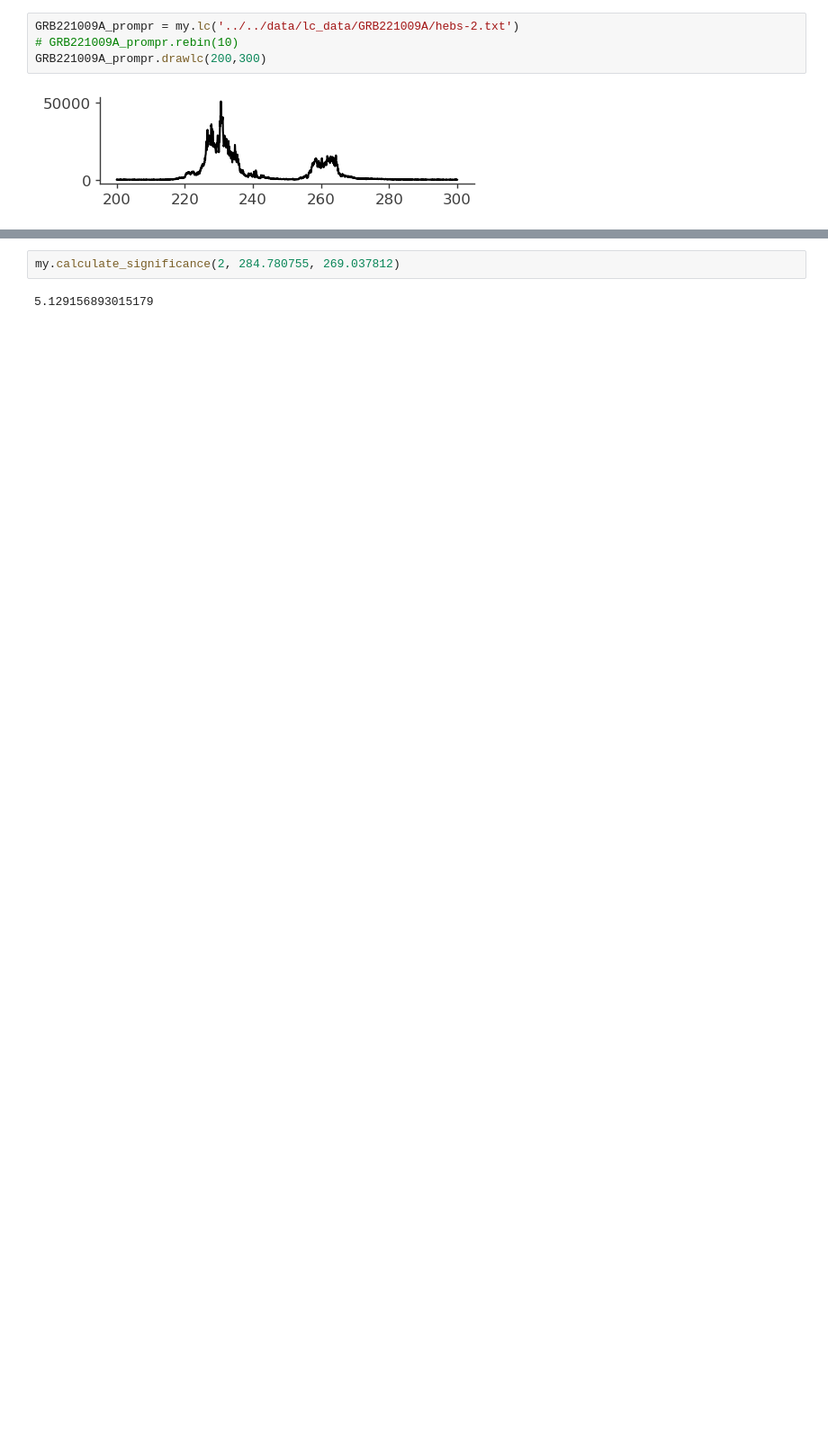
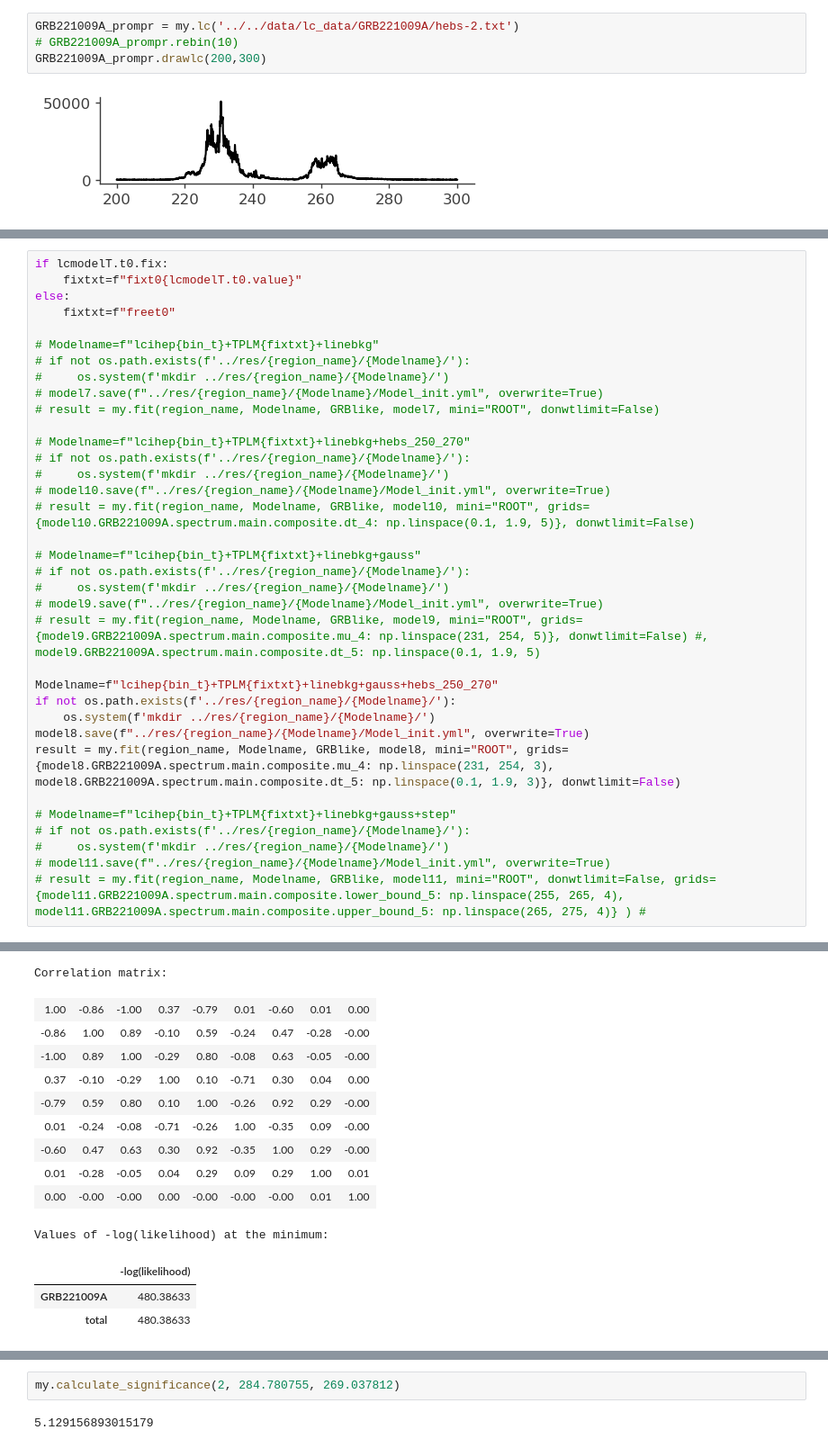
Before and after one commit to xiahouwenyu/3MLWCDA0.91, a Jupyter notebook: Standard/src/3MLnew_GRB221009A.ipynb, the cells around one changed output, grey strips where cells are left out. Shown at 90% size. Cells and saved outputs as stored; diff of their text form; blank space fills up the shorter version.

```diff
--- a/Standard/src/3MLnew_GRB221009A.ipynb
+++ b/Standard/src/3MLnew_GRB221009A.ipynb
@@ -233,3 +335,39 @@ modelline3 = Model(srcline2)
 # model42.display(complete=True)
 # model5.display(complete=True)
 # model6.display(complete=True)
+# %%
+if lcmodelT.t0.fix:
+    fixtxt=f"fixt0{lcmodelT.t0.value}"
+else:
+    fixtxt=f"freet0"
+
+# Modelname=f"lcihep{bin_t}+TPLM{fixtxt}+linebkg"
+# if not os.path.exists(f'../res/{region_name}/{Modelname}/'):
+#     os.system(f'mkdir ../res/{region_name}/{Modelname}/')
+# model7.save(f"../res/{region_name}/{Modelname}/Model_init.yml", overwrite=True)
+# result = my.fit(region_name, Modelname, GRBlike, model7, mini="ROOT", donwtlimit=False)
+
+# Modelname=f"lcihep{bin_t}+TPLM{fixtxt}+linebkg+hebs_250_270"
+# if not os.path.exists(f'../res/{region_name}/{Modelname}/'):
+#     os.system(f'mkdir ../res/{region_name}/{Modelname}/')
+# model10.save(f"../res/{region_name}/{Modelname}/Model_init.yml", overwrite=True)
+# result = my.fit(region_name, Modelname, GRBlike, model10, mini="ROOT", grids={model10.GRB221009A.spectrum.main.composite.dt_4: np.linspace(0.1, 1.9, 5)}, donwtlimit=False)
+
+# Modelname=f"lcihep{bin_t}+TPLM{fixtxt}+linebkg+gauss"
+# if not os.path.exists(f'../res/{region_name}/{Modelname}/'):
+#     os.system(f'mkdir ../res/{region_name}/{Modelname}/')
+# model9.save(f"../res/{region_name}/{Modelname}/Model_init.yml", overwrite=True)
+# result = my.fit(region_name, Modelname, GRBlike, model9, mini="ROOT", grids={model9.GRB221009A.spectrum.main.composite.mu_4: np.linspace(231, 254, 5)}, donwtlimit=False) #, model9.GRB221009A.spectrum.main.composite.dt_5: np.linspace(0.1, 1.9, 5)
+
+Modelname=f"lcihep{bin_t}+TPLM{fixtxt}+linebkg+gauss+hebs_250_270"
+if not os.path.exists(f'../res/{region_name}/{Modelname}/'):
+    os.system(f'mkdir ../res/{region_name}/{Modelname}/')
+model8.save(f"../res/{region_name}/{Modelname}/Model_init.yml", overwrite=True)
+result = my.fit(region_name, Modelname, GRBlike, model8, mini="ROOT", grids={model8.GRB221009A.spectrum.main.composite.mu_4: np.linspace(231, 254, 3), model8.GRB221009A.spectrum.main.composite.dt_5: np.linspace(0.1, 1.9, 3)}, donwtlimit=False)
+
+# Modelname=f"lcihep{bin_t}+TPLM{fixtxt}+linebkg+gauss+step"
+# if not os.path.exists(f'../res/{region_name}/{Modelname}/'):
+#     os.system(f'mkdir ../res/{region_name}/{Modelname}/')
+# model11.save(f"../res/{region_name}/{Modelname}/Model_init.yml", overwrite=True)
+# result = my.fit(region_name, Modelname, GRBlike, model11, mini="ROOT", donwtlimit=False, grids={model11.GRB221009A.spectrum.main.composite.lower_bound_5: np.linspace(255, 265, 4), model11.GRB221009A.spectrum.main.composite.upper_bound_5: np.linspace(265, 275, 4)} ) #
+# %% [output]
@@ -235,0 +404,14 @@ modelline3 = Model(srcline2)
+Correlation matrix:
+| 1.00 | -0.86 | -1.00 | 0.37 | -0.79 | 0.01 | -0.60 | 0.01 | 0.00 |
+| -0.86 | 1.00 | 0.89 | -0.10 | 0.59 | -0.24 | 0.47 | -0.28 | -0.00 |
+| -1.00 | 0.89 | 1.00 | -0.29 | 0.80 | -0.08 | 0.63 | -0.05 | -0.00 |
+| 0.37 | -0.10 | -0.29 | 1.00 | 0.10 | -0.71 | 0.30 | 0.04 | 0.00 |
+| -0.79 | 0.59 | 0.80 | 0.10 | 1.00 | -0.26 | 0.92 | 0.29 | -0.00 |
+| 0.01 | -0.24 | -0.08 | -0.71 | -0.26 | 1.00 | -0.35 | 0.09 | -0.00 |
+| -0.60 | 0.47 | 0.63 | 0.30 | 0.92 | -0.35 | 1.00 | 0.29 | -0.00 |
+| 0.01 | -0.28 | -0.05 | 0.04 | 0.29 | 0.09 | 0.29 | 1.00 | 0.01 |
+| 0.00 | -0.00 | -0.00 | 0.00 | -0.00 | -0.00 | -0.00 | 0.01 | 1.00 |
+Values of -log(likelihood) at the minimum:
+|  | -log(likelihood) |
+| GRB221009A | 480.38633 |
+| total | 480.38633 |
```
Also changed, not shown: parts of 11 cells of this notebook, 37 other files.
